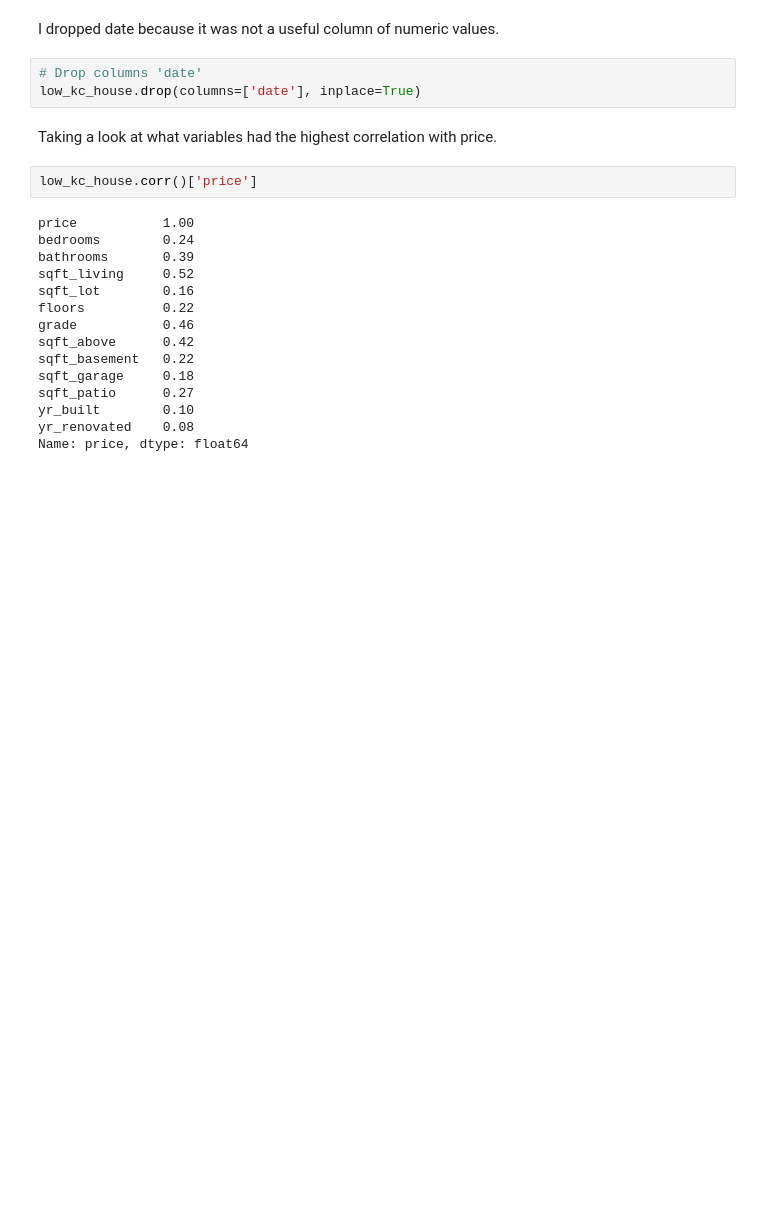
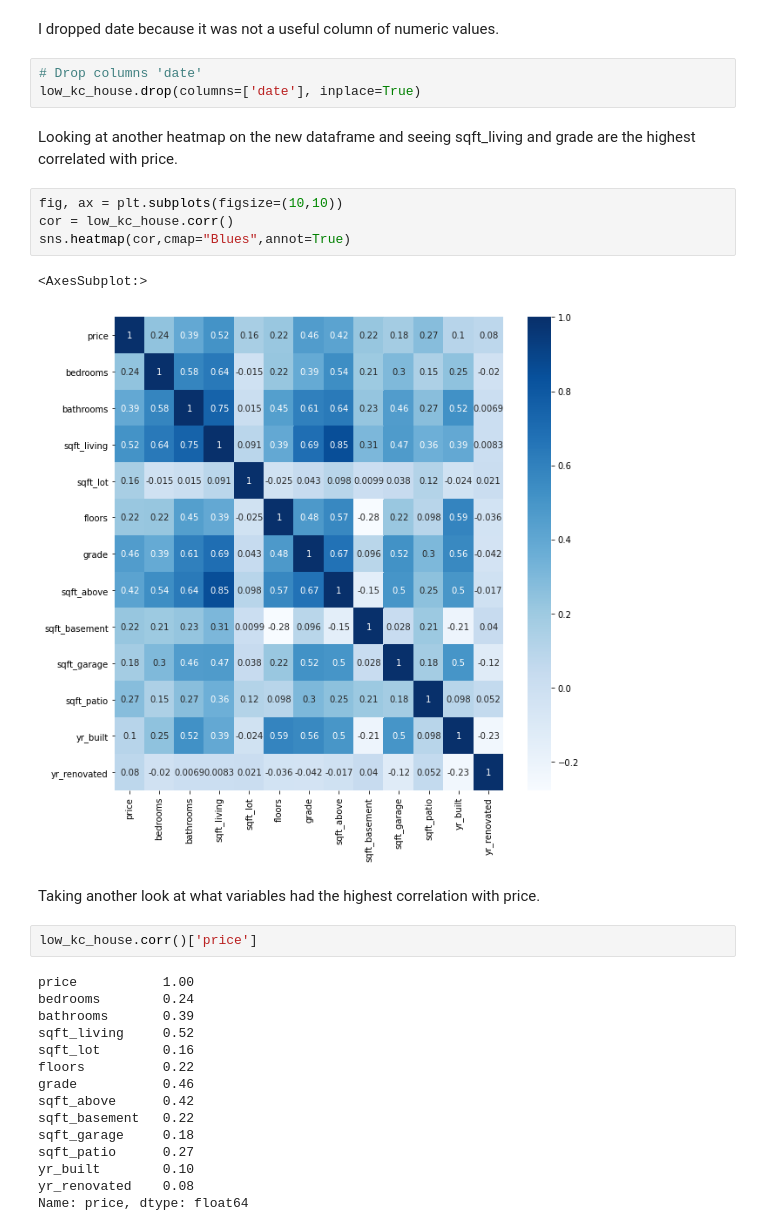
Before and after one commit to adammarianacci/Real_Estate_Analysis, a Jupyter notebook: notebook.ipynb, the cells around one changed output. Saved outputs shown, nothing was run; the diff lists cells and outputs as text; blank space fills up the shorter version.

```diff
--- a/notebook.ipynb
+++ b/notebook.ipynb
@@ -427,8 +422,17 @@ I dropped date because it was not a useful column of numeric values.
 # %%
 # Drop columns 'date'
 low_kc_house.drop(columns=['date'], inplace=True)
+# %% [markdown]
+Looking at another heatmap on the new dataframe and seeing sqft_living and grade are the highest correlated with price.
+# %%
+fig, ax = plt.subplots(figsize=(10,10))
+cor = low_kc_house.corr()
+sns.heatmap(cor,cmap="Blues",annot=True)
+# %% [output]
+<AxesSubplot:>
+[figure, added]
 # %% [markdown]
-Taking a look at what variables had the highest correlation with price.
+Taking another look at what variables had the highest correlation with price.
 # %%
 low_kc_house.corr()['price']
 # %% [output]
```
Also changed, not shown: parts of 8 cells of this notebook, 1 other file.
